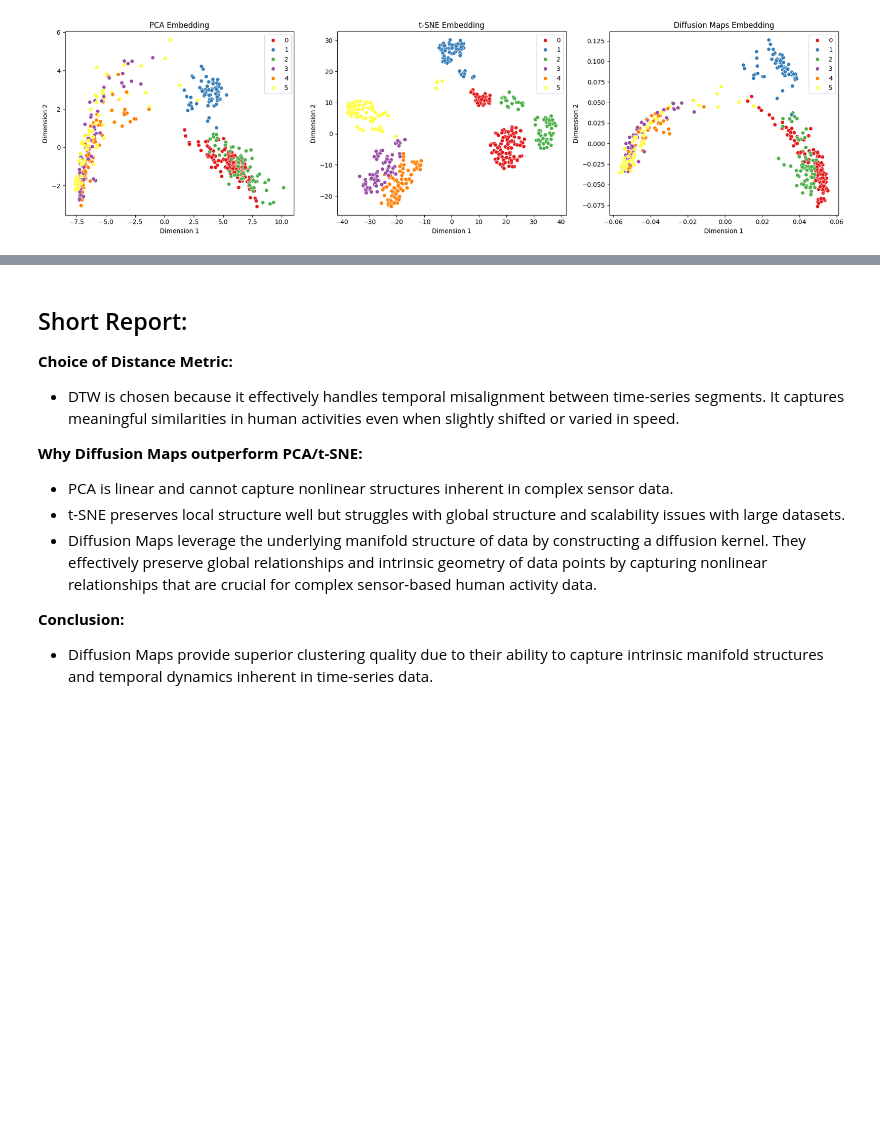
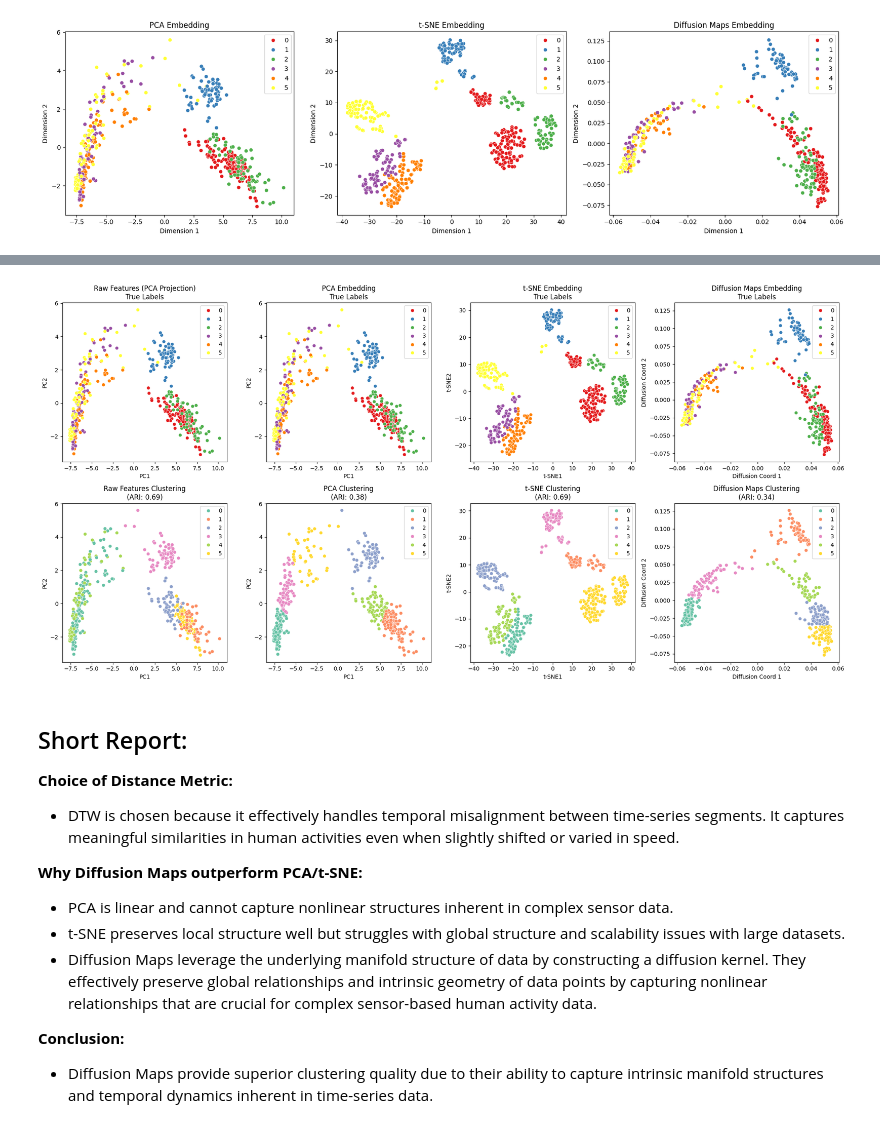
Before and after one commit to ParthivPatel2005/DiffusionMaps-Optimization-CS303, a Jupyter notebook: Problem1.ipynb, the cells around one changed output, grey strips where cells are left out. Drawn from its saved outputs; the diff is of its cells as text; code cells hidden in the pictures; blank space fills up the shorter version.

```diff
--- a/Problem1.ipynb
+++ b/Problem1.ipynb
@@ -270,3 +345,68 @@ plt.show()
+# %%
+# =================================================================
+# 2x4 Comparison Grid: True Labels vs K-Means Clustering
+# =================================================================
+
+plt.figure(figsize=(20, 10))
+
+# First Row: True Labels Visualization
+# ------------------------------------
+plt.subplot(2, 4, 1)
+sns.scatterplot(x=pca_emb[:,0], y=pca_emb[:,1], hue=labels_true_1d[:500], palette='Set1')
+plt.title('Raw Features (PCA Projection)\nTrue Labels')
+plt.xlabel('PC1')
+plt.ylabel('PC2')
+
+plt.subplot(2, 4, 2)
+sns.scatterplot(x=pca_emb[:,0], y=pca_emb[:,1], hue=labels_true_1d[:500], palette='Set1')
+plt.title('PCA Embedding\nTrue Labels')
+plt.xlabel('PC1')
+plt.ylabel('PC2')
+
+plt.subplot(2, 4, 3)
+sns.scatterplot(x=tsne_emb[:,0], y=tsne_emb[:,1], hue=labels_true_1d[:500], palette='Set1')
+plt.title('t-SNE Embedding\nTrue Labels')
+plt.xlabel('t-SNE1')
+plt.ylabel('t-SNE2')
+
+plt.subplot(2, 4, 4)
+sns.scatterplot(x=diffusion_embedding[:,0], y=diffusion_embedding[:,1],
+                hue=labels_true_1d[:500], palette='Set1')
+plt.title('Diffusion Maps Embedding\nTrue Labels')
+plt.xlabel('Diffusion Coord 1')
+plt.ylabel('Diffusion Coord 2')
+
+# Second Row: K-Means Clustering Results
+# --------------------------------------
+plt.subplot(2, 4, 5)
+sns.scatterplot(x=pca_emb[:,0], y=pca_emb[:,1], hue=labels_raw, palette='Set2')
+plt.title('Raw Features Clustering\n(ARI: %.2f)' % results_df.iloc[0,1])
+plt.xlabel('PC1')
+plt.ylabel('PC2')
+
+plt.subplot(2, 4, 6)
+sns.scatterplot(x=pca_emb[:,0], y=pca_emb[:,1], hue=labels_pca, palette='Set2')
+plt.title('PCA Clustering\n(ARI: %.2f)' % results_df.iloc[1,1])
+plt.xlabel('PC1')
+plt.ylabel('PC2')
+
+plt.subplot(2, 4, 7)
+sns.scatterplot(x=tsne_emb[:,0], y=tsne_emb[:,1], hue=labels_tsne, palette='Set2')
+plt.title('t-SNE Clustering\n(ARI: %.2f)' % results_df.iloc[2,1])
+plt.xlabel('t-SNE1')
+plt.ylabel('t-SNE2')
+
+plt.subplot(2, 4, 8)
+sns.scatterplot(x=diffusion_embedding[:,0], y=diffusion_embedding[:,1],
+                hue=labels_diff, palette='Set2')
+plt.title('Diffusion Maps Clustering\n(ARI: %.2f)' % results_df.iloc[3,1])
+plt.xlabel('Diffusion Coord 1')
+plt.ylabel('Diffusion Coord 2')
+
+plt.tight_layout()
+plt.show()
+# %% [output]
+[figure, added]
 # %% [markdown]
 ## Short Report:
 
```
Also changed, not shown: parts of 2 cells of this notebook.
